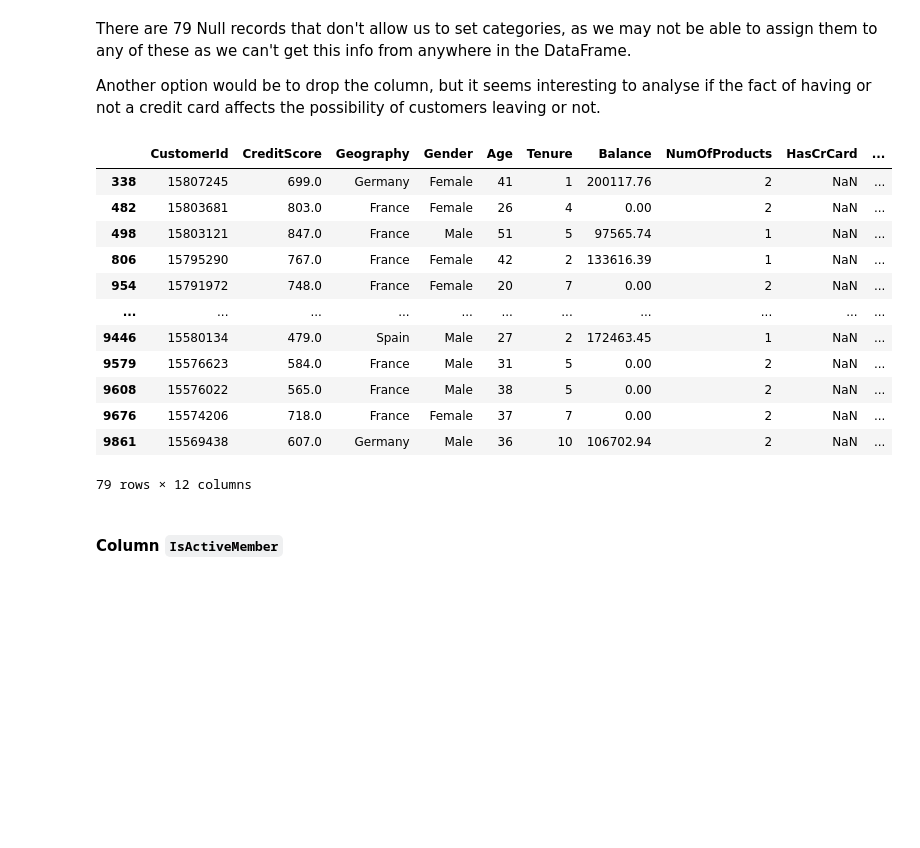
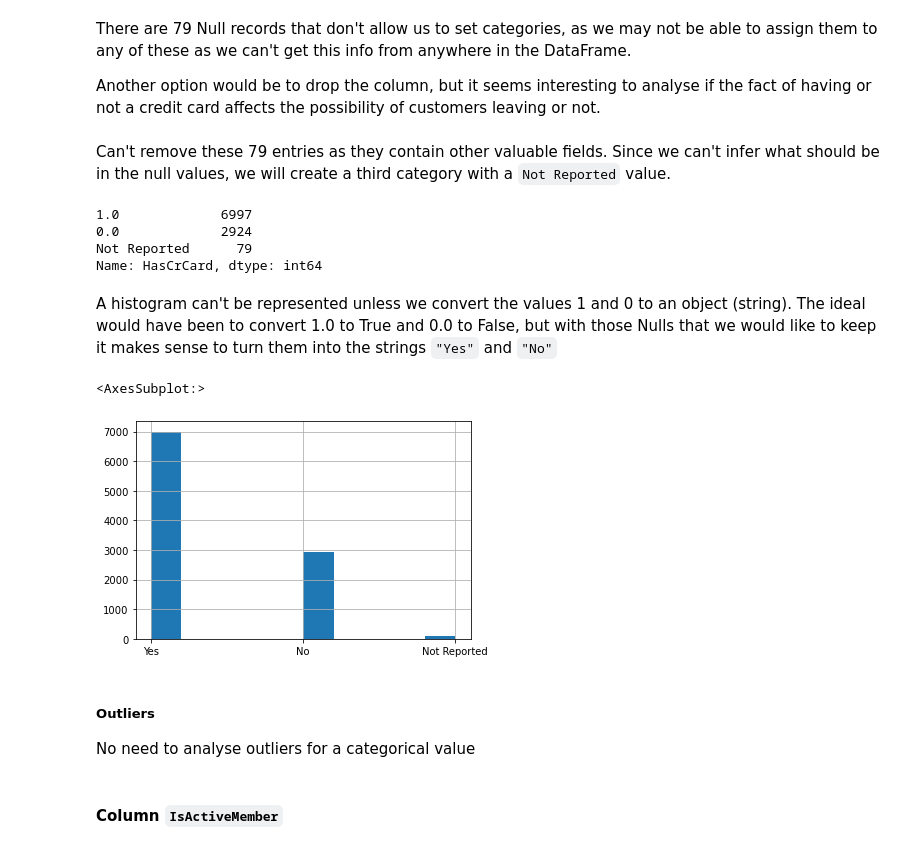
Before and after one commit to Maycas/Bank-Data-Analysis, a Jupyter notebook: Bank Data.ipynb, the cells around one changed output. Drawn from its saved outputs; the diff is of its cells as text; code cells hidden in the pictures; blank space fills up the shorter version.

Commit message:
Column HasCrCard analysed

```diff
--- a/Bank Data.ipynb
+++ b/Bank Data.ipynb
@@ -907,26 +909,32 @@ Name: HasCrCard, dtype: int64
 There are 79 Null records that don't allow us to set categories, as we may not be able to assign them to any of these as we can't get this info from anywhere in the DataFrame.
 
 Another option would be to drop the column, but it seems interesting to analyse if the fact of having or not a credit card affects the possibility of customers leaving or not.
-# %%
-# to make the data more readable, we will transform the values to either True or False, so we will remove the usage of a float
-df_bank.loc[df_bank.HasCrCard == 1.0, "HasCrCard"] = True
-df_bank.loc[df_bank.HasCrCard == 0.0, "HasCrCard"] = False
 # %%
 df_bank.loc[df_bank.HasCrCard.isna()]
-# %% [output]
-|  | CustomerId | CreditScore | Geography | Gender | Age | Tenure | Balance | NumOfProducts | HasCrCard | ... |
-| 338 | 15807245 | 699.0 | Germany | Female | 41 | 1 | 200117.76 | 2 | NaN | ... |
-| 482 | 15803681 | 803.0 | France | Female | 26 | 4 | 0.00 | 2 | NaN | ... |
-| 498 | 15803121 | 847.0 | France | Male | 51 | 5 | 97565.74 | 1 | NaN | ... |
-| 806 | 15795290 | 767.0 | France | Female | 42 | 2 | 133616.39 | 1 | NaN | ... |
-| 954 | 15791972 | 748.0 | France | Female | 20 | 7 | 0.00 | 2 | NaN | ... |
-| ... | ... | ... | ... | ... | ... | ... | ... | ... | ... | ... |
-| 9446 | 15580134 | 479.0 | Spain | Male | 27 | 2 | 172463.45 | 1 | NaN | ... |
-| 9579 | 15576623 | 584.0 | France | Male | 31 | 5 | 0.00 | 2 | NaN | ... |
-| 9608 | 15576022 | 565.0 | France | Male | 38 | 5 | 0.00 | 2 | NaN | ... |
-| 9676 | 15574206 | 718.0 | France | Female | 37 | 7 | 0.00 | 2 | NaN | ... |
-| 9861 | 15569438 | 607.0 | Germany | Male | 36 | 10 | 106702.94 | 2 | NaN | ... |
-79 rows × 12 columns
+# %% [markdown]
+Can't remove these 79 entries as they contain other valuable fields. Since we can't infer what should be in the null values, we will create a third category with a `Not Reported` value.
+# %%
+df_bank.loc[df_bank.HasCrCard.isna(), "HasCrCard"] = "Not Reported"
+df_bank.HasCrCard.value_counts(dropna = False)
+# %% [output]
+1.0             6997
+0.0             2924
+Not Reported      79
+Name: HasCrCard, dtype: int64
+# %% [markdown]
+A histogram can't be represented unless we convert the values 1 and 0 to an object (string). The ideal would have been to convert 1.0 to True and 0.0 to False, but with those Nulls that we would like to keep it makes sense to turn them into the strings `"Yes"` and `"No"`
+# %%
+df_bank.loc[df_bank.HasCrCard == 1.0, "HasCrCard"] = "Yes"
+df_bank.loc[df_bank.HasCrCard == 0.0, "HasCrCard"] = "No"
+# %%
+df_bank.HasCrCard.hist()
+# %% [output]
+<AxesSubplot:>
+[figure, added]
+# %% [markdown]
+##### Outliers
+
+No need to analyse outliers for a categorical value
 # %% [markdown]
 #### Column `IsActiveMember`
 # %% [markdown]
```
Also changed, not shown: parts of 2 cells of this notebook.
